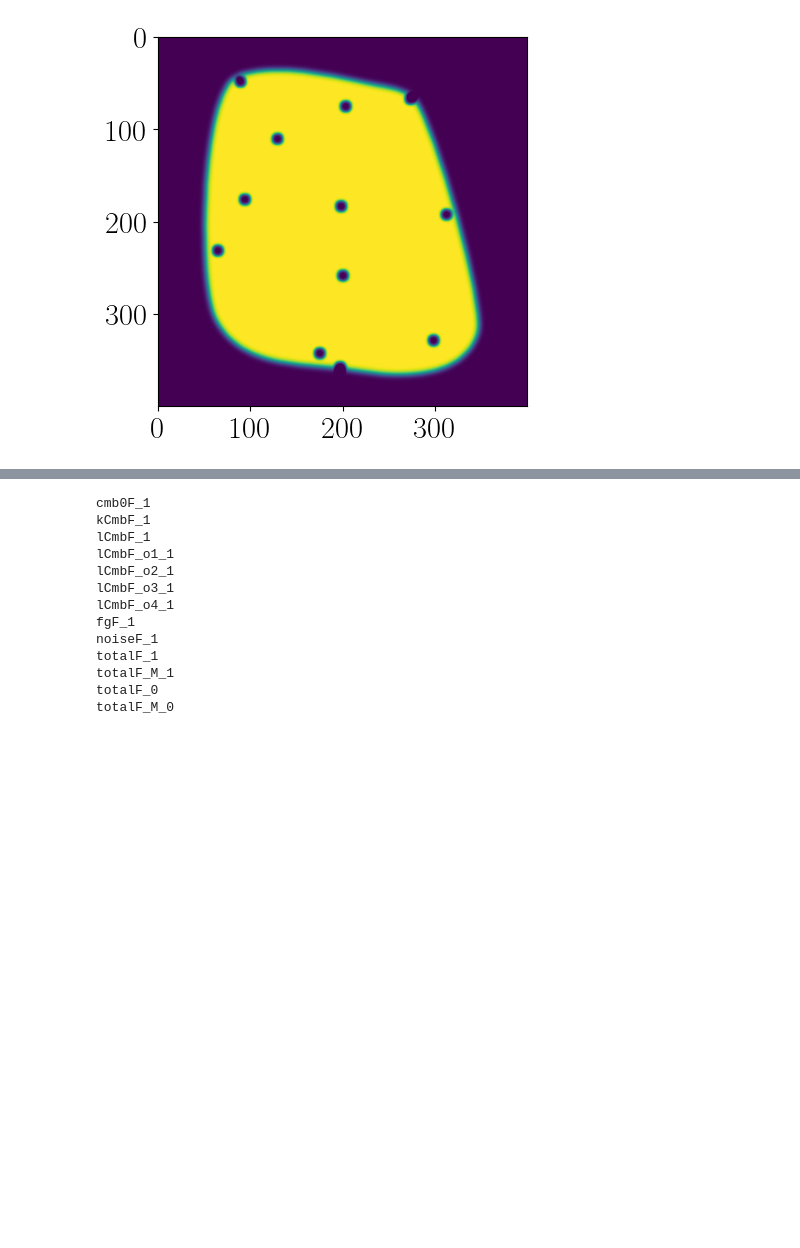
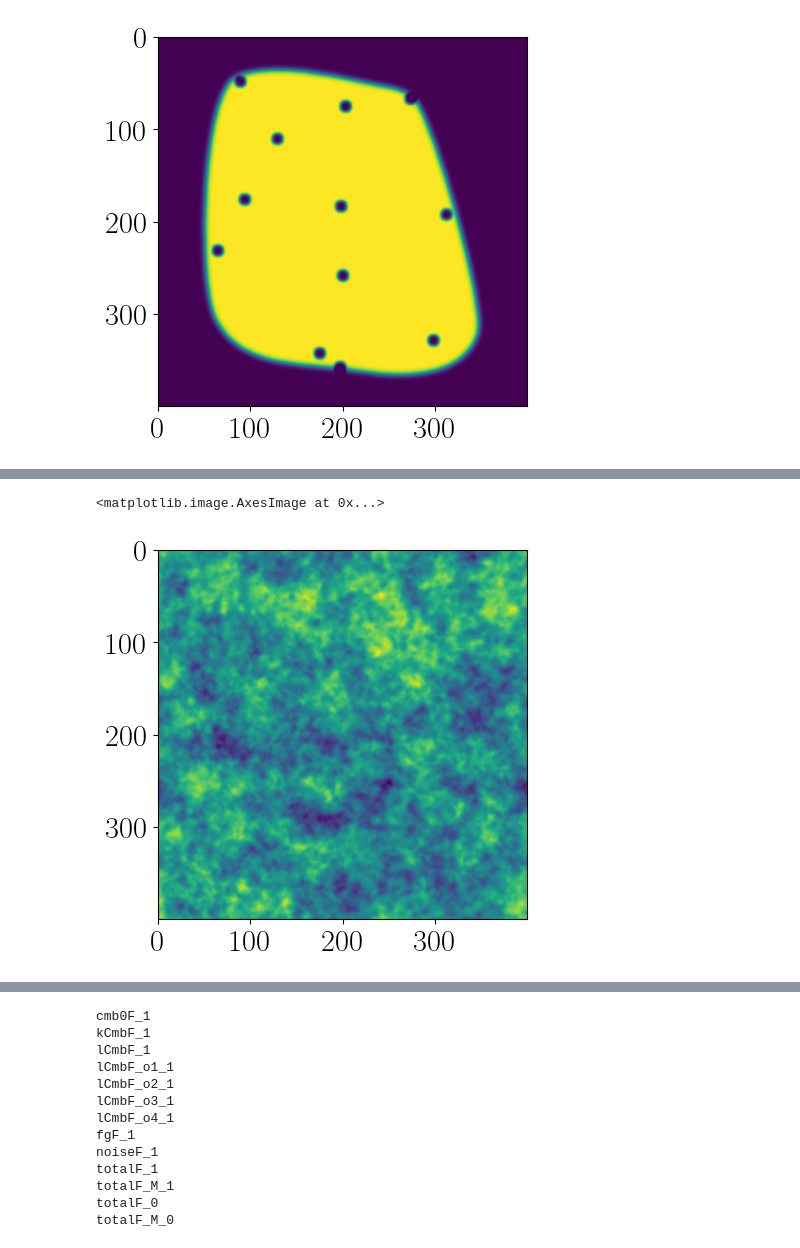
Before and after one commit to DelonShen/LensQuEst, a Jupyter notebook: dev/scratch_gen_map_sims.ipynb, the cells around one changed output, grey strips where cells are left out. Drawn from its saved outputs; the diff is of its cells as text; code cells hidden in the pictures; blank space fills up the shorter version.

```diff
--- a/dev/scratch_gen_map_sims.ipynb
+++ b/dev/scratch_gen_map_sims.ipynb
@@ -199,0 +243,5 @@ for key in data:
+# %%
+plt.imshow(baseMap.inverseFourier(totalCmbFourier_real))
+# %% [output]
+<matplotlib.image.AxesImage at 0x...>
+[figure, added]
```
Also changed, not shown: parts of 24 cells of this notebook, 11 other files.
